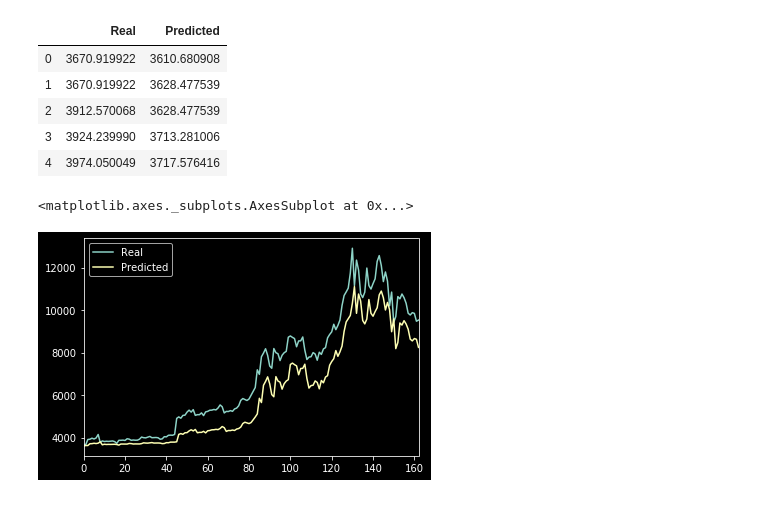
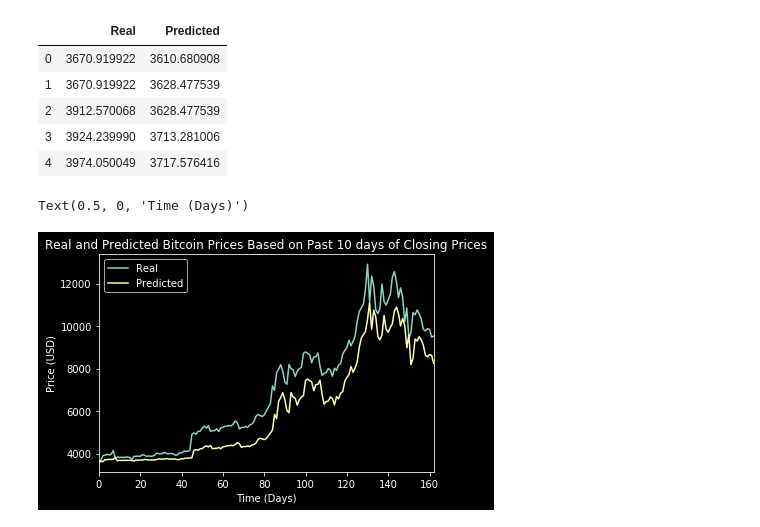
Before and after one commit to awanzek/deep_learning_hw, a Jupyter notebook: lstm_stock_predictor_closing.ipynb, the cells around one changed output. Drawn from its saved outputs; the diff is of its cells as text; code cells hidden in the pictures.

```diff
--- a/lstm_stock_predictor_closing.ipynb
+++ b/lstm_stock_predictor_closing.ipynb
@@ -302,7 +302,9 @@ stocks.head()
 # %%
 # Plot the real vs predicted values as a line chart
 # YOUR CODE HERE!
-stocks.plot()
+stockplot=stocks.plot(title="Real and Predicted Bitcoin Prices Based on Past 10 days of Closing Prices")
+stockplot.set_ylabel("Price (USD)")
+stockplot.set_xlabel("Time (Days)")
 # %% [output]
-<matplotlib.axes._subplots.AxesSubplot at 0x...>
+Text(0.5, 0, 'Time (Days)')
-[figure, old version]
+[figure, new version]
```
Also changed, not shown: parts of 2 cells of this notebook, 4 other files.
